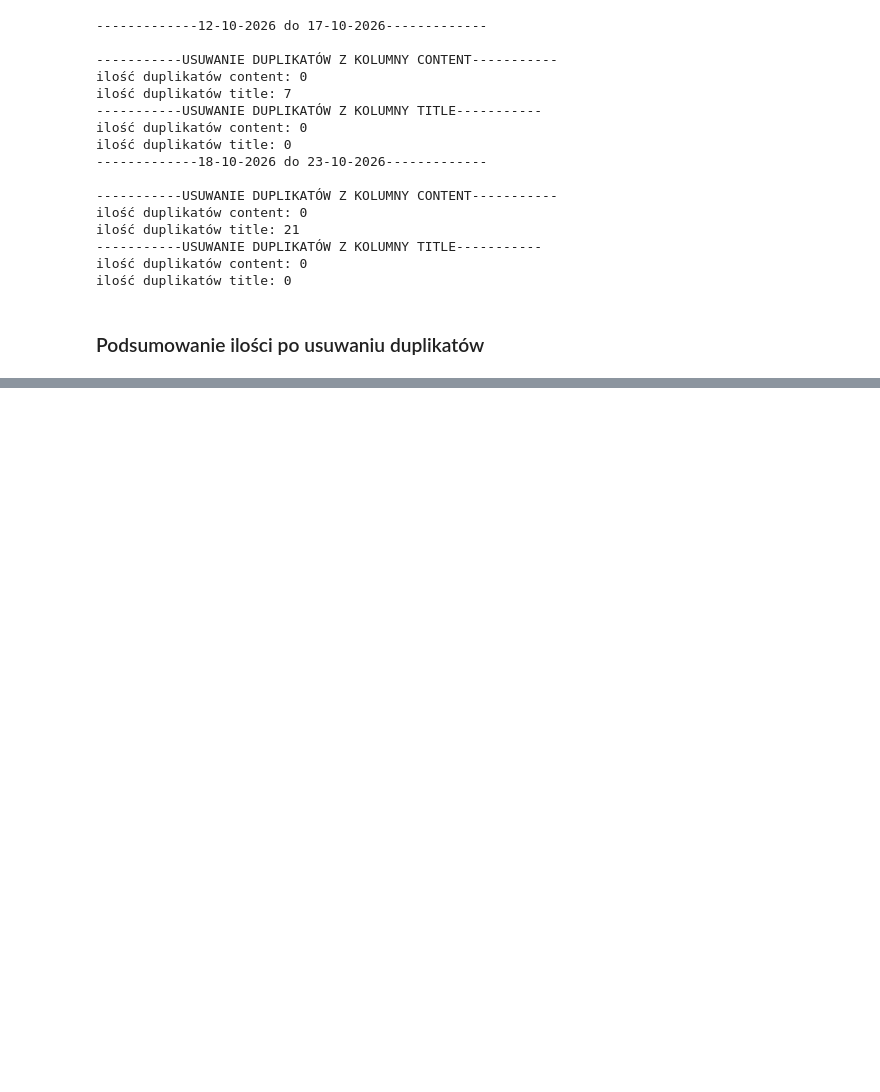
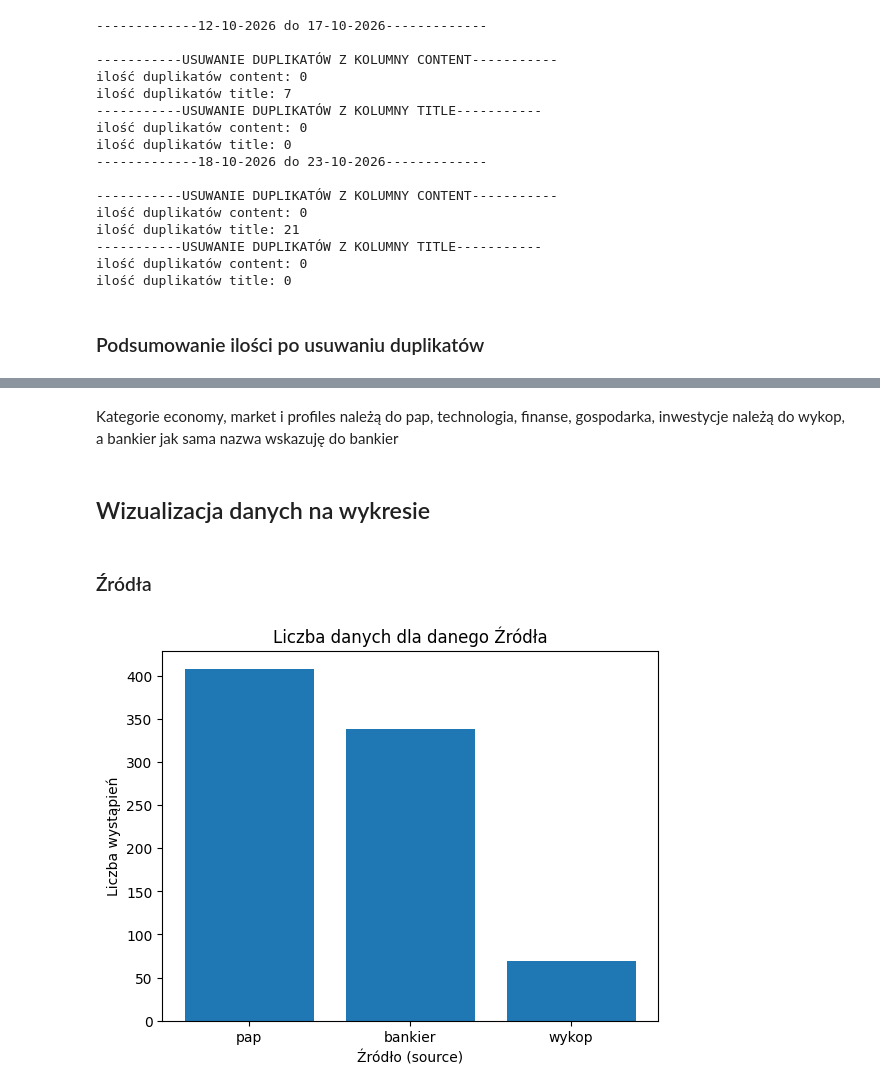
Before and after one commit to IgorCzarnoglowski/Engineering-Thesis, a Jupyter notebook: notebooks/raw_EDA.ipynb, the cells around one changed output, grey strips where cells are left out. Drawn from its saved outputs; the diff is of its cells as text; code cells hidden in the pictures; blank space fills up the shorter version.

```diff
--- a/notebooks/raw_EDA.ipynb
+++ b/notebooks/raw_EDA.ipynb
@@ -194,9 +194,11 @@ ilość duplikatów title: 0
 for key, df in DATA_ARRAY.items():
     print(f'-------------{key}-------------\n')
     column_names=list(df)
-    print(column_names)
+    print("Ilość wszystkich wierszy:", df.shape[0])
     for name in column_names:
         print(name + ':', df[name].duplicated().sum())
+
+compacted_data = pd.concat(DATA_ARRAY)
 # %% [output]
 -------------12-10-2026 do 17-10-2026-------------
 
@@ -217,0 +249,16 @@ source: 499
+# %% [markdown]
+Kategorie economy, market i profiles należą do pap, technologia, finanse, gospodarka, inwestycje należą do wykop, a bankier jak sama nazwa wskazuję do bankier
+# %% [markdown]
+## Wizualizacja danych na wykresie
+# %% [markdown]
+### Źródła
+# %%
+counts = compacted_data['source'].value_counts()
+
+plt.bar(x=counts.index, height=counts.values)
+plt.xlabel('Źródło (source)')
+plt.ylabel('Liczba wystąpień')
+plt.title('Liczba danych dla danego Źródła')
+plt.show()
+# %% [output]
+[figure, added]
```
Also changed, not shown: parts of 11 cells of this notebook.
